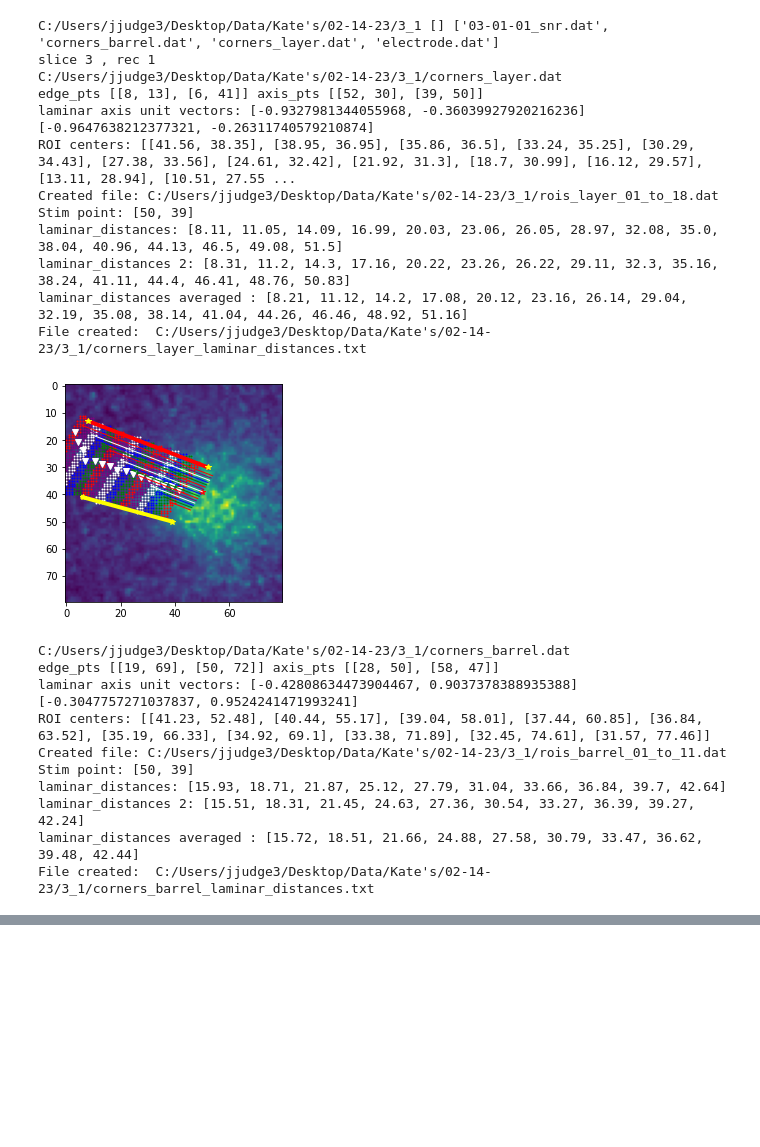
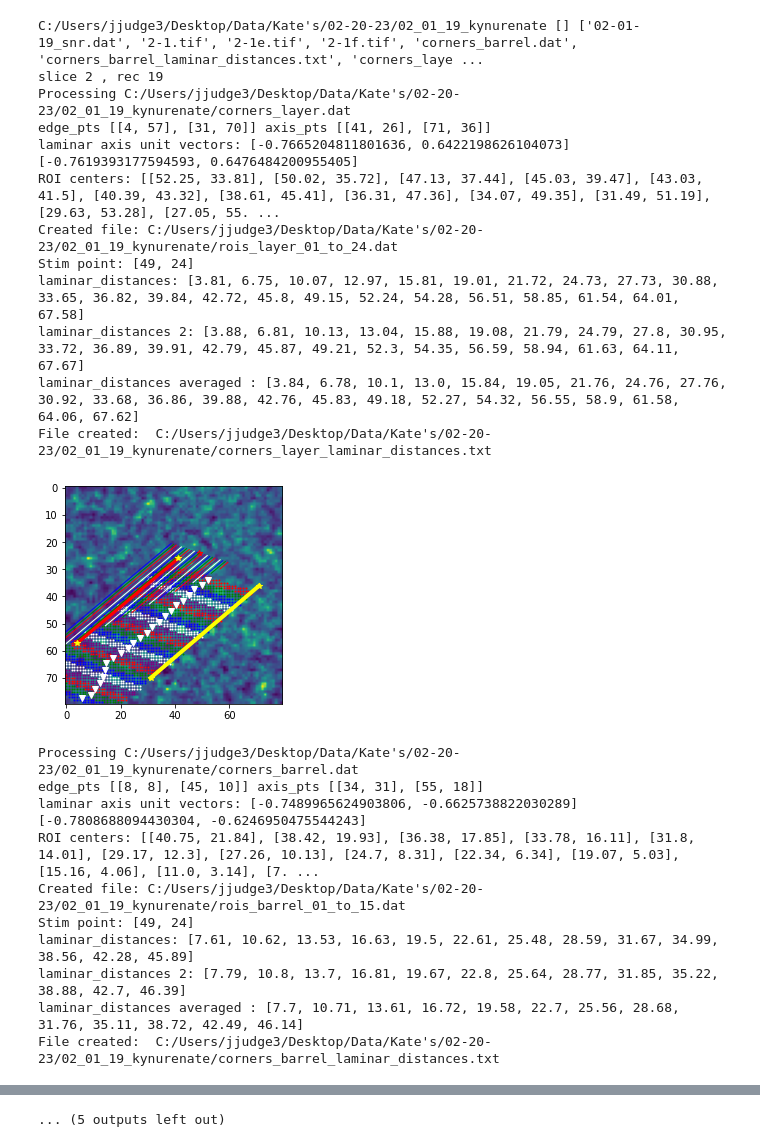
Before and after one commit to john-judge/TSM-to-ZDA, a Jupyter notebook: LaminarDistance.ipynb, the cells around one changed output, grey strips where cells are left out. Saved outputs shown, nothing was run; the diff lists cells and outputs as text; code cells hidden in the pictures; blank space fills up the shorter version.

```diff
--- a/LaminarDistance.ipynb
+++ b/LaminarDistance.ipynb
@@ -16,8 +16,8 @@ from lib.analysis.laminar_dist import *
 # %%
 # parameter values work for any Google Drive for desktop
 data_dir = "G:/.shortcut-targets-by-id/"
-data_dir = "C:/Users/jjudge3/Desktop/Data/Kate's/02-14-23/"
-target_depth = data_dir.count('/') + data_dir.count('\\') + 1
+data_dir = "C:/Users/jjudge3/Desktop/Data/Kate's/02-20-23/"
+target_depth = data_dir.count('/') + data_dir.count('\\') + 2
 date_folder_filter = None  # 'nbqx'
 
 # sets of files in each slice directory -- naming convention
@@ -80,8 +80,8 @@ for subdir, dirs, files in os.walk(data_dir):
                             subdir + corners_file_prefix_barrel + '.dat']:
                 lam_type = la_file.split("_")[-1][:-4]
                 lines = None
-                print(la_file)
                 if os.path.exists(la_file):
+                    print("Processing", la_file)
                     meas_count += 1
                     with open(la_file, 'r') as f:
                         lines = f.readlines()
@@ -214,23 +212,23 @@ File created:  C:/Users/jjudge3/Desktop/Data/Kate's/02-14-23/2_1/corners_barrel_
-C:/Users/jjudge3/Desktop/Data/Kate's/02-14-23/3_1 [] ['03-01-01_snr.dat', 'corners_barrel.dat', 'corners_layer.dat', 'electrode.dat']
-slice 3 , rec 1
-C:/Users/jjudge3/Desktop/Data/Kate's/02-14-23/3_1/corners_layer.dat
-edge_pts [[8, 13], [6, 41]] axis_pts [[52, 30], [39, 50]]
-laminar axis unit vectors: [-0.9327981344055968, -0.36039927920216236] [-0.9647638212377321, -0.26311740579210874]
-ROI centers: [[41.56, 38.35], [38.95, 36.95], [35.86, 36.5], [33.24, 35.25], [30.29, 34.43], [27.38, 33.56], [24.61, 32.42], [21.92, 31.3], [18.7, 30.99], [16.12, 29.57], [13.11, 28.94], [10.51, 27.55 ...
-Created file: C:/Users/jjudge3/Desktop/Data/Kate's/02-14-23/3_1/rois_layer_01_to_18.dat
-Stim point: [50, 39]
-laminar_distances: [8.11, 11.05, 14.09, 16.99, 20.03, 23.06, 26.05, 28.97, 32.08, 35.0, 38.04, 40.96, 44.13, 46.5, 49.08, 51.5]
-laminar_distances 2: [8.31, 11.2, 14.3, 17.16, 20.22, 23.26, 26.22, 29.11, 32.3, 35.16, 38.24, 41.11, 44.4, 46.41, 48.76, 50.83]
-laminar_distances averaged : [8.21, 11.12, 14.2, 17.08, 20.12, 23.16, 26.14, 29.04, 32.19, 35.08, 38.14, 41.04, 44.26, 46.46, 48.92, 51.16]
-File created:  C:/Users/jjudge3/Desktop/Data/Kate's/02-14-23/3_1/corners_layer_laminar_distances.txt
+C:/Users/jjudge3/Desktop/Data/Kate's/02-20-23/02_01_19_kynurenate [] ['02-01-19_snr.dat', '2-1.tif', '2-1e.tif', '2-1f.tif', 'corners_barrel.dat', 'corners_barrel_laminar_distances.txt', 'corners_laye ...
+slice 2 , rec 19
+Processing C:/Users/jjudge3/Desktop/Data/Kate's/02-20-23/02_01_19_kynurenate/corners_layer.dat
+edge_pts [[4, 57], [31, 70]] axis_pts [[41, 26], [71, 36]]
+laminar axis unit vectors: [-0.7665204811801636, 0.6422198626104073] [-0.7619393177594593, 0.6476484200955405]
+ROI centers: [[52.25, 33.81], [50.02, 35.72], [47.13, 37.44], [45.03, 39.47], [43.03, 41.5], [40.39, 43.32], [38.61, 45.41], [36.31, 47.36], [34.07, 49.35], [31.49, 51.19], [29.63, 53.28], [27.05, 55. ...
+Created file: C:/Users/jjudge3/Desktop/Data/Kate's/02-20-23/02_01_19_kynurenate/rois_layer_01_to_24.dat
+Stim point: [49, 24]
+laminar_distances: [3.81, 6.75, 10.07, 12.97, 15.81, 19.01, 21.72, 24.73, 27.73, 30.88, 33.65, 36.82, 39.84, 42.72, 45.8, 49.15, 52.24, 54.28, 56.51, 58.85, 61.54, 64.01, 67.58]
+laminar_distances 2: [3.88, 6.81, 10.13, 13.04, 15.88, 19.08, 21.79, 24.79, 27.8, 30.95, 33.72, 36.89, 39.91, 42.79, 45.87, 49.21, 52.3, 54.35, 56.59, 58.94, 61.63, 64.11, 67.67]
+laminar_distances averaged : [3.84, 6.78, 10.1, 13.0, 15.84, 19.05, 21.76, 24.76, 27.76, 30.92, 33.68, 36.86, 39.88, 42.76, 45.83, 49.18, 52.27, 54.32, 56.55, 58.9, 61.58, 64.06, 67.62]
+File created:  C:/Users/jjudge3/Desktop/Data/Kate's/02-20-23/02_01_19_kynurenate/corners_layer_laminar_distances.txt
-[figure, old version]
+[figure, new version]
-C:/Users/jjudge3/Desktop/Data/Kate's/02-14-23/3_1/corners_barrel.dat
-edge_pts [[19, 69], [50, 72]] axis_pts [[28, 50], [58, 47]]
-laminar axis unit vectors: [-0.42808634473904467, 0.9037378388935388] [-0.3047757271037837, 0.9524241471993241]
-ROI centers: [[41.23, 52.48], [40.44, 55.17], [39.04, 58.01], [37.44, 60.85], [36.84, 63.52], [35.19, 66.33], [34.92, 69.1], [33.38, 71.89], [32.45, 74.61], [31.57, 77.46]]
-Created file: C:/Users/jjudge3/Desktop/Data/Kate's/02-14-23/3_1/rois_barrel_01_to_11.dat
-Stim point: [50, 39]
-laminar_distances: [15.93, 18.71, 21.87, 25.12, 27.79, 31.04, 33.66, 36.84, 39.7, 42.64]
-laminar_distances 2: [15.51, 18.31, 21.45, 24.63, 27.36, 30.54, 33.27, 36.39, 39.27, 42.24]
-laminar_distances averaged : [15.72, 18.51, 21.66, 24.88, 27.58, 30.79, 33.47, 36.62, 39.48, 42.44]
-File created:  C:/Users/jjudge3/Desktop/Data/Kate's/02-14-23/3_1/corners_barrel_laminar_distances.txt
+Processing C:/Users/jjudge3/Desktop/Data/Kate's/02-20-23/02_01_19_kynurenate/corners_barrel.dat
+edge_pts [[8, 8], [45, 10]] axis_pts [[34, 31], [55, 18]]
+laminar axis unit vectors: [-0.7489965624903806, -0.6625738822030289] [-0.7808688094430304, -0.6246950475544243]
+ROI centers: [[40.75, 21.84], [38.42, 19.93], [36.38, 17.85], [33.78, 16.11], [31.8, 14.01], [29.17, 12.3], [27.26, 10.13], [24.7, 8.31], [22.34, 6.34], [19.07, 5.03], [15.16, 4.06], [11.0, 3.14], [7. ...
+Created file: C:/Users/jjudge3/Desktop/Data/Kate's/02-20-23/02_01_19_kynurenate/rois_barrel_01_to_15.dat
+Stim point: [49, 24]
+laminar_distances: [7.61, 10.62, 13.53, 16.63, 19.5, 22.61, 25.48, 28.59, 31.67, 34.99, 38.56, 42.28, 45.89]
+laminar_distances 2: [7.79, 10.8, 13.7, 16.81, 19.67, 22.8, 25.64, 28.77, 31.85, 35.22, 38.88, 42.7, 46.39]
+laminar_distances averaged : [7.7, 10.71, 13.61, 16.72, 19.58, 22.7, 25.56, 28.68, 31.76, 35.11, 38.72, 42.49, 46.14]
+File created:  C:/Users/jjudge3/Desktop/Data/Kate's/02-20-23/02_01_19_kynurenate/corners_barrel_laminar_distances.txt
@@ -246,0 +260 @@ C:/Users/jjudge3/Desktop/Data/Kate's/02-14-23/dic [] ['1-1.tif', '1-1e.tif', '1-
+... (5 outputs left out)
```
Also changed, not shown: parts of 1 cell of this notebook, 8 other files.
